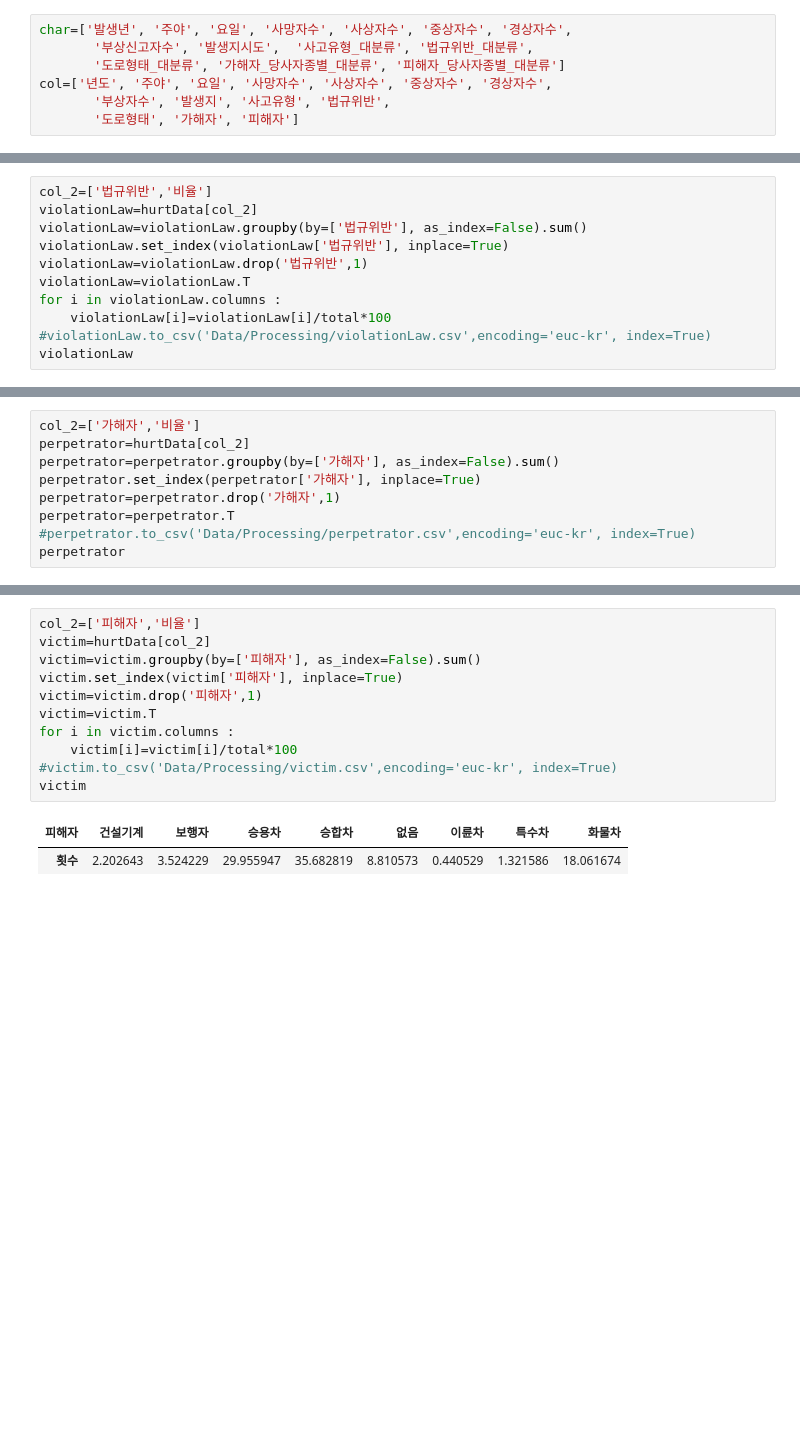
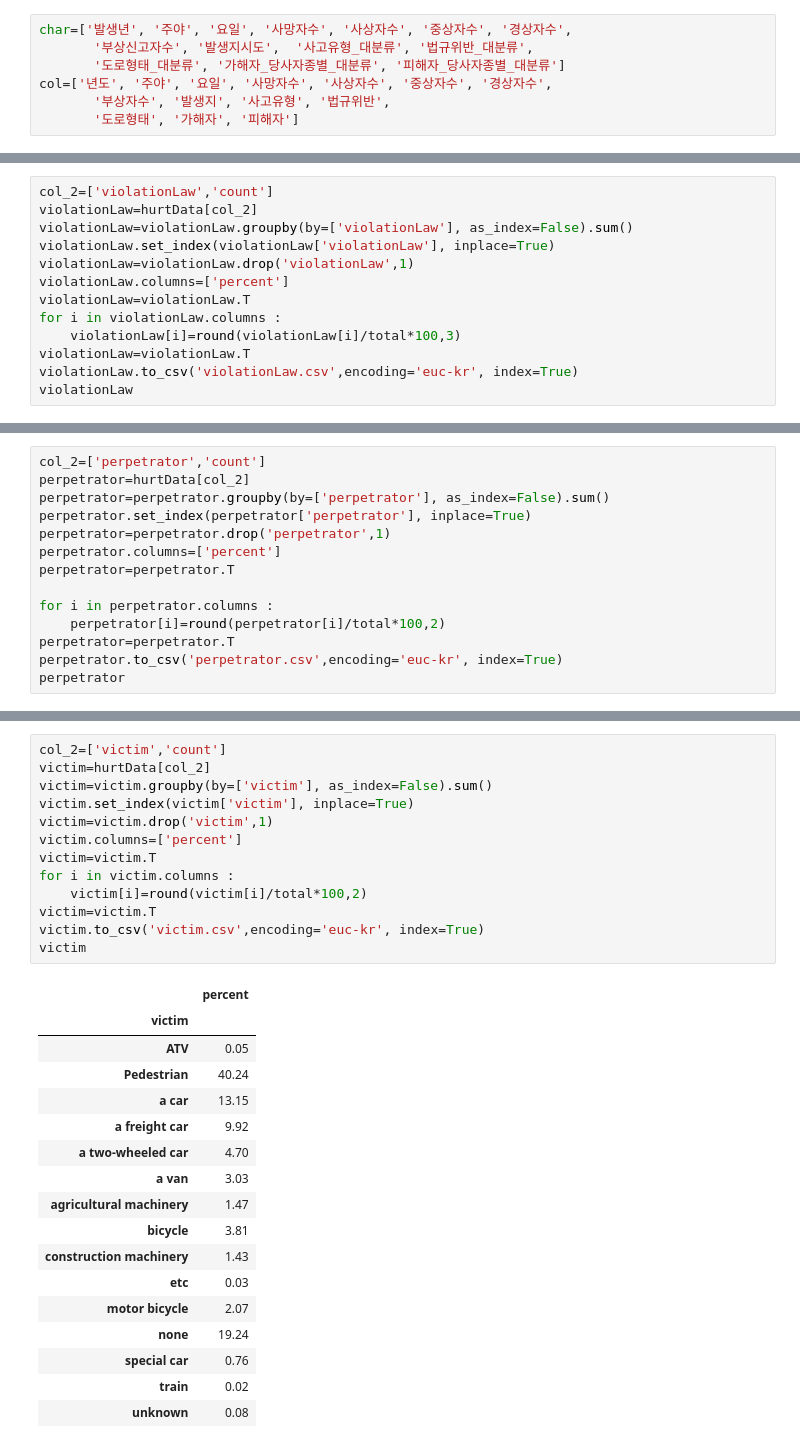
Before and after one commit to soobin99/DataVis, a Jupyter notebook: DataProcessing/DataProcessing.ipynb, the cells around one changed output, grey strips where cells are left out. Cells and saved outputs as stored; diff of their text form; blank space fills up the shorter version.

```diff
--- a/DataProcessing/DataProcessing.ipynb
+++ b/DataProcessing/DataProcessing.ipynb
@@ -256,12 +298,14 @@ roadKind
 # %%
-col_2=['법규위반','비율']
+col_2=['violationLaw','count']
 violationLaw=hurtData[col_2]
-violationLaw=violationLaw.groupby(by=['법규위반'], as_index=False).sum()
-violationLaw.set_index(violationLaw['법규위반'], inplace=True)
-violationLaw=violationLaw.drop('법규위반',1)
+violationLaw=violationLaw.groupby(by=['violationLaw'], as_index=False).sum()
+violationLaw.set_index(violationLaw['violationLaw'], inplace=True)
+violationLaw=violationLaw.drop('violationLaw',1)
+violationLaw.columns=['percent']
 violationLaw=violationLaw.T
 for i in violationLaw.columns :
-    violationLaw[i]=violationLaw[i]/total*100
-#violationLaw.to_csv('Data/Processing/violationLaw.csv',encoding='euc-kr', index=True)
+    violationLaw[i]=round(violationLaw[i]/total*100,3)
+violationLaw=violationLaw.T
+violationLaw.to_csv('violationLaw.csv',encoding='euc-kr', index=True)
 violationLaw
 # %% [output]
@@ -270,10 +317,15 @@ violationLaw
 # %%
-col_2=['가해자','비율']
+col_2=['perpetrator','count']
 perpetrator=hurtData[col_2]
-perpetrator=perpetrator.groupby(by=['가해자'], as_index=False).sum()
-perpetrator.set_index(perpetrator['가해자'], inplace=True)
-perpetrator=perpetrator.drop('가해자',1)
+perpetrator=perpetrator.groupby(by=['perpetrator'], as_index=False).sum()
+perpetrator.set_index(perpetrator['perpetrator'], inplace=True)
+perpetrator=perpetrator.drop('perpetrator',1)
+perpetrator.columns=['percent']
 perpetrator=perpetrator.T
-#perpetrator.to_csv('Data/Processing/perpetrator.csv',encoding='euc-kr', index=True)
+
+for i in perpetrator.columns :
+    perpetrator[i]=round(perpetrator[i]/total*100,2)
+perpetrator=perpetrator.T
+perpetrator.to_csv('perpetrator.csv',encoding='euc-kr', index=True)
 perpetrator
 # %% [output]
@@ -282,15 +347,32 @@ perpetrator
 # %%
-col_2=['피해자','비율']
+col_2=['victim','count']
 victim=hurtData[col_2]
-victim=victim.groupby(by=['피해자'], as_index=False).sum()
-victim.set_index(victim['피해자'], inplace=True)
-victim=victim.drop('피해자',1)
+victim=victim.groupby(by=['victim'], as_index=False).sum()
+victim.set_index(victim['victim'], inplace=True)
+victim=victim.drop('victim',1)
+victim.columns=['percent']
 victim=victim.T
 for i in victim.columns :
-    victim[i]=victim[i]/total*100
-#victim.to_csv('Data/Processing/victim.csv',encoding='euc-kr', index=True)
+    victim[i]=round(victim[i]/total*100,2)
+victim=victim.T
+victim.to_csv('victim.csv',encoding='euc-kr', index=True)
 victim
 # %% [output]
-| 피해자 | 건설기계 | 보행자 | 승용차 | 승합차 | 없음 | 이륜차 | 특수차 | 화물차 |
-| 횟수 | 2.202643 | 3.524229 | 29.955947 | 35.682819 | 8.810573 | 0.440529 | 1.321586 | 18.061674 |
+|  | percent |
+| victim |  |
+| ATV | 0.05 |
+| Pedestrian | 40.24 |
+| a car | 13.15 |
+| a freight car | 9.92 |
+| a two-wheeled car | 4.70 |
+| a van | 3.03 |
+| agricultural machinery | 1.47 |
+| bicycle | 3.81 |
+| construction machinery | 1.43 |
+| etc | 0.03 |
+| motor bicycle | 2.07 |
+| none | 19.24 |
+| special car | 0.76 |
+| train | 0.02 |
+| unknown | 0.08 |
 # %%
```
Also changed, not shown: parts of 22 cells of this notebook, 52 other files.
